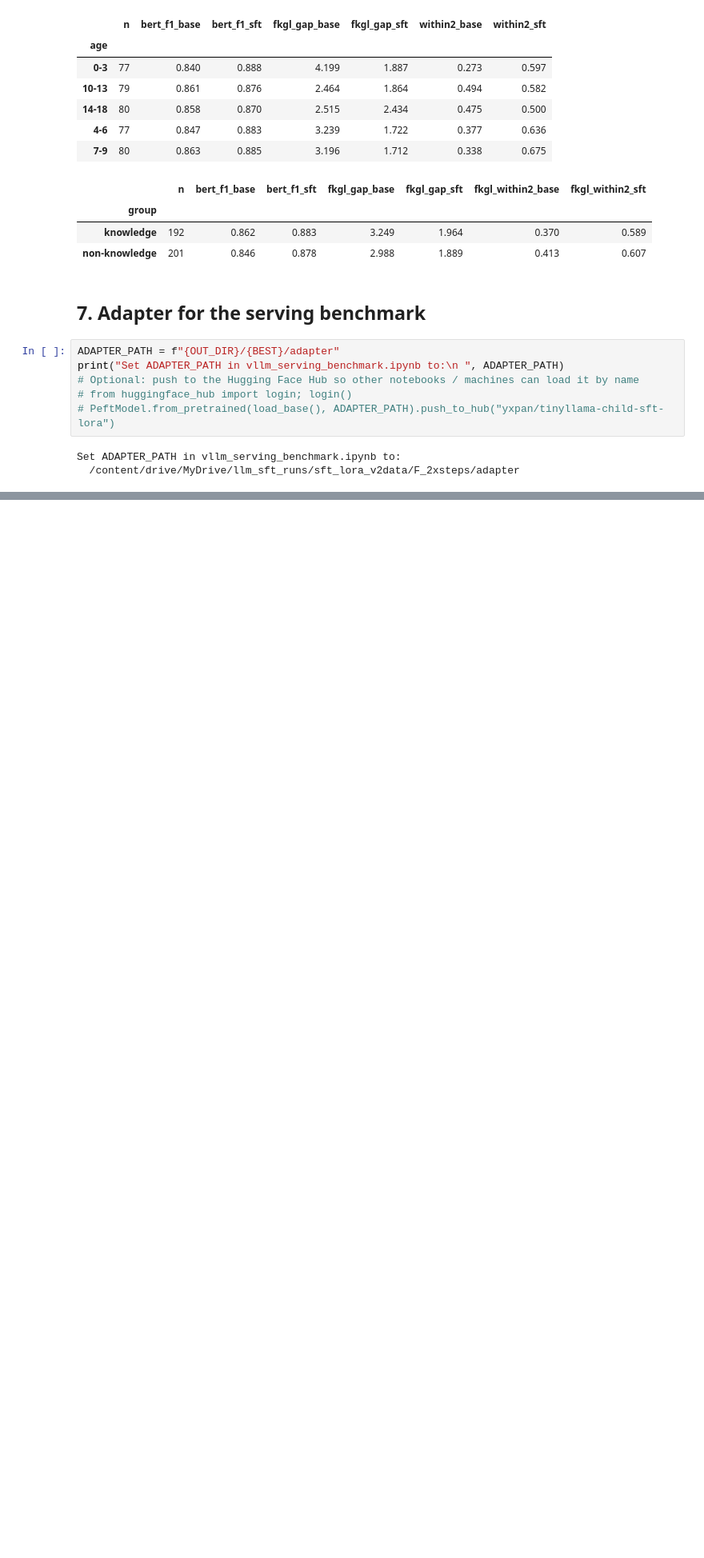
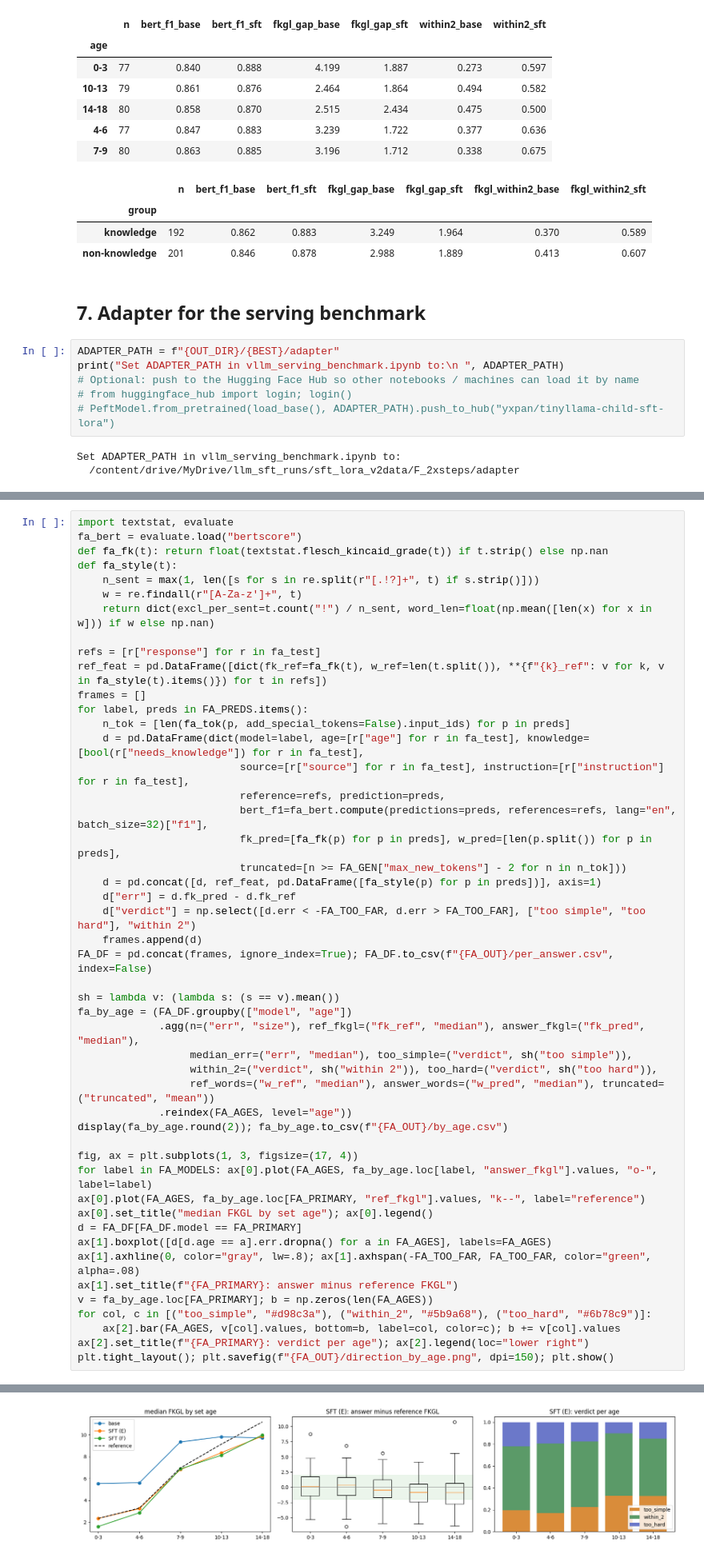
Before and after one commit to panxyz123/Child-Facing-Chatbot-SFT, a Jupyter notebook: sft/sft_lora_experiments_v2data.ipynb, the cells around one changed output, grey strips where cells are left out. Shown at 80% size. Drawn from its saved outputs; the diff is of its cells as text; blank space fills up the shorter version.

Commit message:
update sft v2data results

```diff
--- a/sft/sft_lora_experiments_v2data.ipynb
+++ b/sft/sft_lora_experiments_v2data.ipynb
@@ -459,0 +486,49 @@ Set ADAPTER_PATH in vllm_serving_benchmark.ipynb to:
+# %%
+import textstat, evaluate
+fa_bert = evaluate.load("bertscore")
+def fa_fk(t): return float(textstat.flesch_kincaid_grade(t)) if t.strip() else np.nan
+def fa_style(t):
+    n_sent = max(1, len([s for s in re.split(r"[.!?]+", t) if s.strip()]))
+    w = re.findall(r"[A-Za-z']+", t)
+    return dict(excl_per_sent=t.count("!") / n_sent, word_len=float(np.mean([len(x) for x in w])) if w else np.nan)
+
+refs = [r["response"] for r in fa_test]
+ref_feat = pd.DataFrame([dict(fk_ref=fa_fk(t), w_ref=len(t.split()), **{f"{k}_ref": v for k, v in fa_style(t).items()}) for t in refs])
+frames = []
+for label, preds in FA_PREDS.items():
+    n_tok = [len(fa_tok(p, add_special_tokens=False).input_ids) for p in preds]
+    d = pd.DataFrame(dict(model=label, age=[r["age"] for r in fa_test], knowledge=[bool(r["needs_knowledge"]) for r in fa_test],
+                          source=[r["source"] for r in fa_test], instruction=[r["instruction"] for r in fa_test],
+                          reference=refs, prediction=preds,
+                          bert_f1=fa_bert.compute(predictions=preds, references=refs, lang="en", batch_size=32)["f1"],
+                          fk_pred=[fa_fk(p) for p in preds], w_pred=[len(p.split()) for p in preds],
+                          truncated=[n >= FA_GEN["max_new_tokens"] - 2 for n in n_tok]))
+    d = pd.concat([d, ref_feat, pd.DataFrame([fa_style(p) for p in preds])], axis=1)
+    d["err"] = d.fk_pred - d.fk_ref
+    d["verdict"] = np.select([d.err < -FA_TOO_FAR, d.err > FA_TOO_FAR], ["too simple", "too hard"], "within 2")
+    frames.append(d)
+FA_DF = pd.concat(frames, ignore_index=True); FA_DF.to_csv(f"{FA_OUT}/per_answer.csv", index=False)
+
+sh = lambda v: (lambda s: (s == v).mean())
+fa_by_age = (FA_DF.groupby(["model", "age"])
+             .agg(n=("err", "size"), ref_fkgl=("fk_ref", "median"), answer_fkgl=("fk_pred", "median"),
+                  median_err=("err", "median"), too_simple=("verdict", sh("too simple")),
+                  within_2=("verdict", sh("within 2")), too_hard=("verdict", sh("too hard")),
+                  ref_words=("w_ref", "median"), answer_words=("w_pred", "median"), truncated=("truncated", "mean"))
+             .reindex(FA_AGES, level="age"))
+display(fa_by_age.round(2)); fa_by_age.to_csv(f"{FA_OUT}/by_age.csv")
+
+fig, ax = plt.subplots(1, 3, figsize=(17, 4))
+for label in FA_MODELS: ax[0].plot(FA_AGES, fa_by_age.loc[label, "answer_fkgl"].values, "o-", label=label)
+ax[0].plot(FA_AGES, fa_by_age.loc[FA_PRIMARY, "ref_fkgl"].values, "k--", label="reference")
+ax[0].set_title("median FKGL by set age"); ax[0].legend()
+d = FA_DF[FA_DF.model == FA_PRIMARY]
+ax[1].boxplot([d[d.age == a].err.dropna() for a in FA_AGES], labels=FA_AGES)
+ax[1].axhline(0, color="gray", lw=.8); ax[1].axhspan(-FA_TOO_FAR, FA_TOO_FAR, color="green", alpha=.08)
+ax[1].set_title(f"{FA_PRIMARY}: answer minus reference FKGL")
+v = fa_by_age.loc[FA_PRIMARY]; b = np.zeros(len(FA_AGES))
+for col, c in [("too_simple", "#d98c3a"), ("within_2", "#5b9a68"), ("too_hard", "#6b78c9")]:
+    ax[2].bar(FA_AGES, v[col].values, bottom=b, label=col, color=c); b += v[col].values
+ax[2].set_title(f"{FA_PRIMARY}: verdict per age"); ax[2].legend(loc="lower right")
+plt.tight_layout(); plt.savefig(f"{FA_OUT}/direction_by_age.png", dpi=150); plt.show()
+# %% [output]
@@ -459,0 +553 @@ Set ADAPTER_PATH in vllm_serving_benchmark.ipynb to:
+[figure, added]
```
Also changed, not shown: parts of 11 cells of this notebook.
